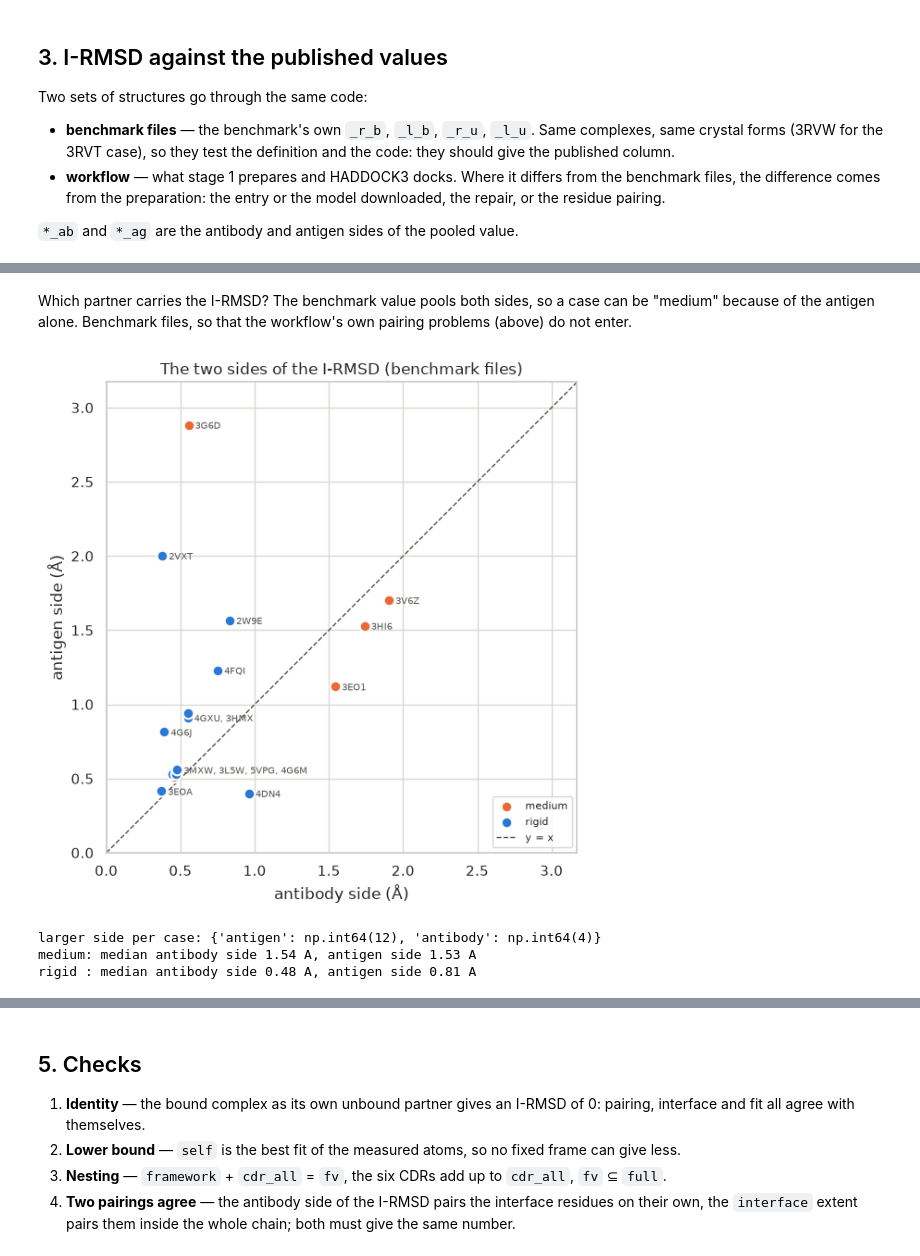
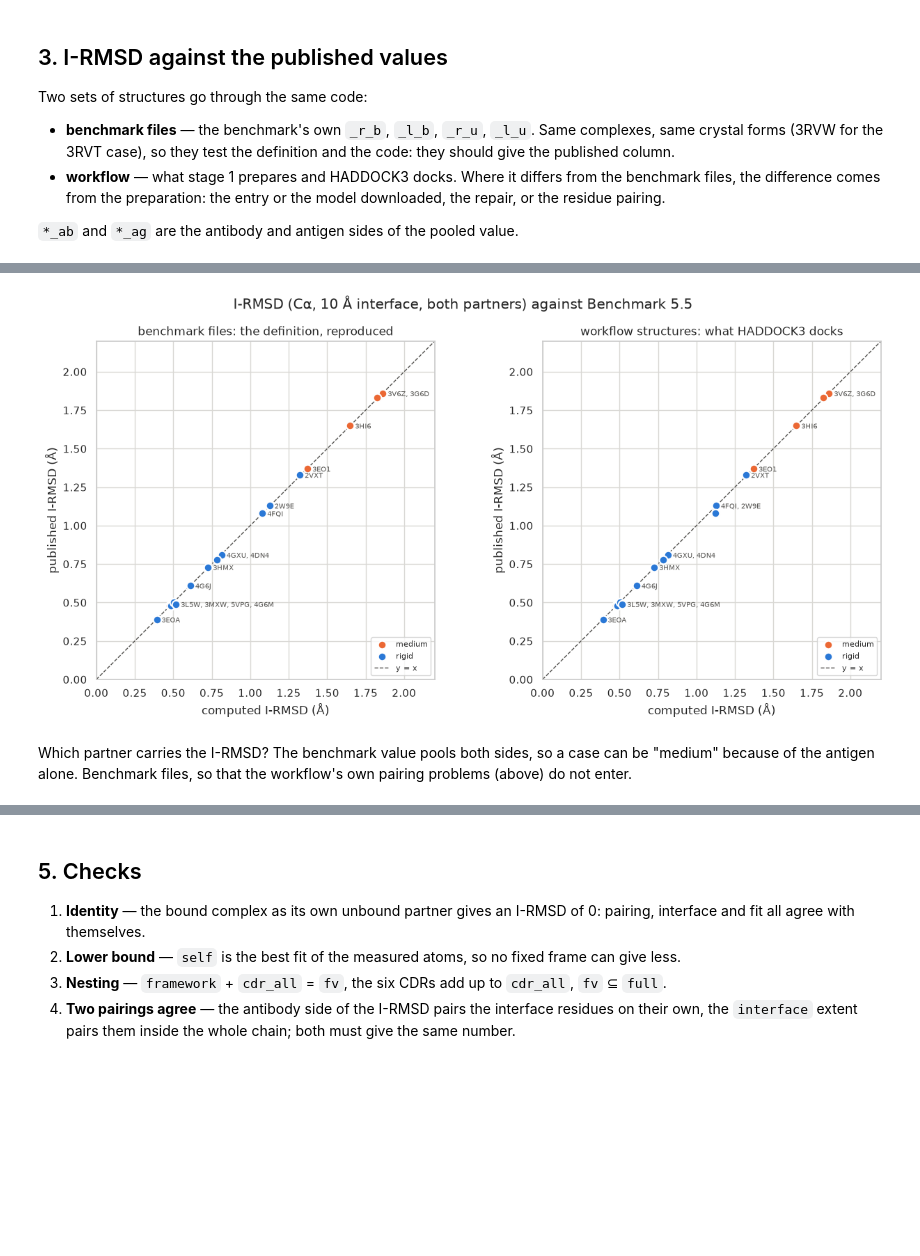
Before and after one commit to RubenChM/biobb_wf_antibody, a Jupyter notebook: biobb_wf_antibody/notebooks/exploration/ab_rmsds.ipynb, the cells around one changed output, grey strips where cells are left out. Saved outputs shown, nothing was run; the diff lists cells and outputs as text; code cells hidden in the pictures; blank space fills up the shorter version.

```diff
--- a/biobb_wf_antibody/notebooks/exploration/ab_rmsds.ipynb
+++ b/biobb_wf_antibody/notebooks/exploration/ab_rmsds.ipynb
@@ -49,25 +51,0 @@ steps 1_0–1_6 and the same I-RMSD code.
-# %%
-import warnings
-
-import matplotlib.pyplot as plt
-import nglview as nv
-from matplotlib.patches import Patch
-import numpy as np
-import pandas as pd
-import seaborn as sns
-from scipy import stats
-
-from Bio.SeqUtils import seq1
-from antibody_wf import utils
-import ab_rmsds as ar
-
-for d in (ar.RES, ar.FIG):
-    d.mkdir(parents=True, exist_ok=True)
-warnings.filterwarnings('ignore', category=UserWarning)
-sns.set_theme(style='whitegrid', context='notebook', rc={'grid.color': ar.GRID})
-pd.set_option('display.width', 200, 'display.max_columns', 40)
-
-print('cases      :', len(ar.COMPLEXES))
-print('structures :', ar.PREP)
-print('results    :', ar.RES)
-print('figures    :', ar.FIG)
@@ -116,0 +74,3 @@ display(cases[['reference', 'antibody', 'antigen', 'benchmark_complex', 'difficu
+# %%
+files, bench_files, modelled, cases = ar.load_cases()
+cases[['reference', 'antibody', 'antigen', 'benchmark_complex', 'difficulty', 'antibody_modelled', 'antigen_modelled']]
@@ -239,0 +127,4 @@ plt.show()
+# %%
+irm = ar.irmsd_table(cases, files, bench_files, modelled)
+ar.report_irmsd(irm)
+irm[ar.IRMSD_COLUMNS].round(2)
@@ -240,28 +155,7 @@ plt.show()
+# %%
+ar.plot_irmsd_vs_published(irm)
+# %% [output]
+[figure, added]
 # %% [markdown]
 Which partner carries the I-RMSD? The benchmark value pools both sides, so a case can be "medium" because of
 the antigen alone. Benchmark files, so that the workflow's own pairing problems (above) do not enter.
-# %%
-fig, ax = plt.subplots(figsize=(6.5, 6.2))
-for diff, grp in irm.groupby('difficulty'):
-    ax.scatter(grp.bench_irmsd_ab, grp.bench_irmsd_ag, s=70, color=ar.DIFF_COLOR[diff],
-               edgecolor='white', linewidth=1.5, label=diff, zorder=3)
-ar.label_points(ax, irm.bench_irmsd_ab, irm.bench_irmsd_ag, irm.ref_code)
-lim = 1.1 * max(irm.bench_irmsd_ab.max(), irm.bench_irmsd_ag.max())
-ax.plot([0, lim], [0, lim], ls='--', color=ar.INK_MUTED, lw=1, zorder=1, label='y = x')
-ax.set(xlim=(0, lim), ylim=(0, lim), aspect='equal', xlabel='antibody side (Å)', ylabel='antigen side (Å)',
-       title='The two sides of the I-RMSD (benchmark files)')
-ax.legend(loc='lower right', fontsize=8)
-fig.tight_layout()
-fig.savefig(ar.FIG / 'fig2_irmsd_sides.png', dpi=150, bbox_inches='tight')
-plt.show()
-
-side = np.where(irm.bench_irmsd_ag > irm.bench_irmsd_ab, 'antigen', 'antibody')
-print('larger side per case:', dict(pd.Series(side).value_counts()))
-for diff, grp in irm.groupby('difficulty'):
-    print(f'{diff:6s}: median antibody side {grp.bench_irmsd_ab.median():.2f} A, '
-          f'antigen side {grp.bench_irmsd_ag.median():.2f} A')
-# %% [output]
-[figure, removed]
-larger side per case: {'antigen': np.int64(12), 'antibody': np.int64(4)}
-medium: median antibody side 1.54 A, antigen side 1.53 A
-rigid : median antibody side 0.48 A, antigen side 0.81 A
```
Also changed, not shown: parts of 41 cells of this notebook, 1 other file.
